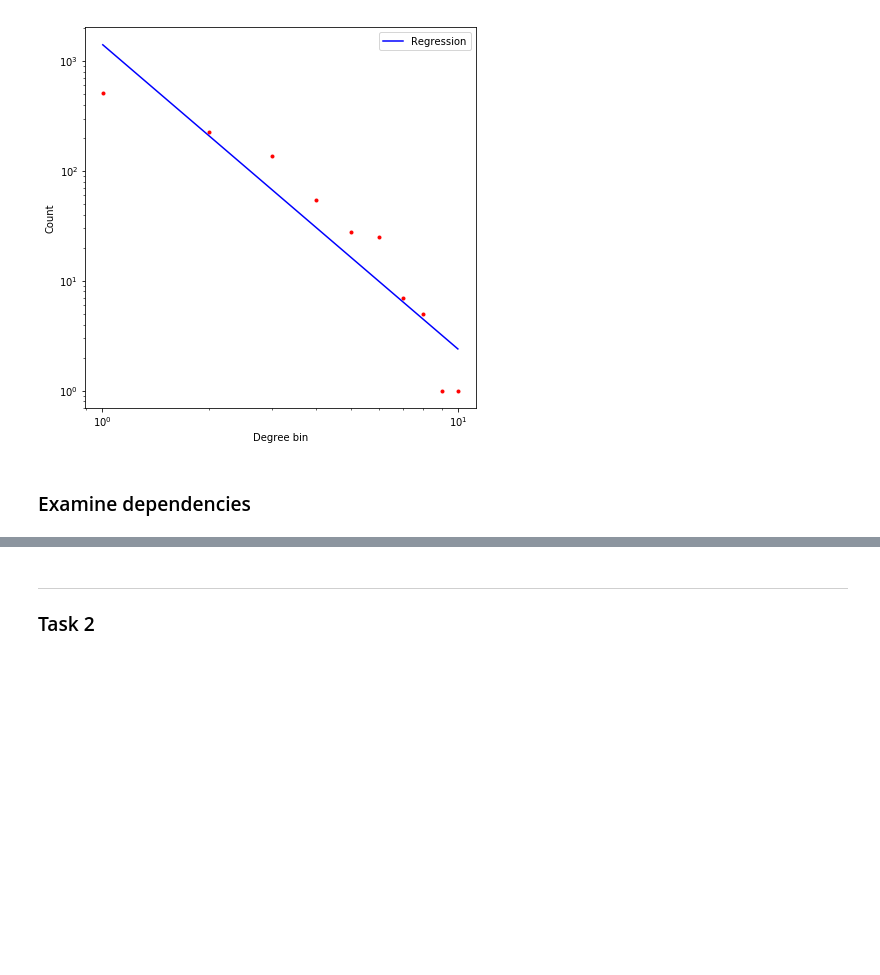
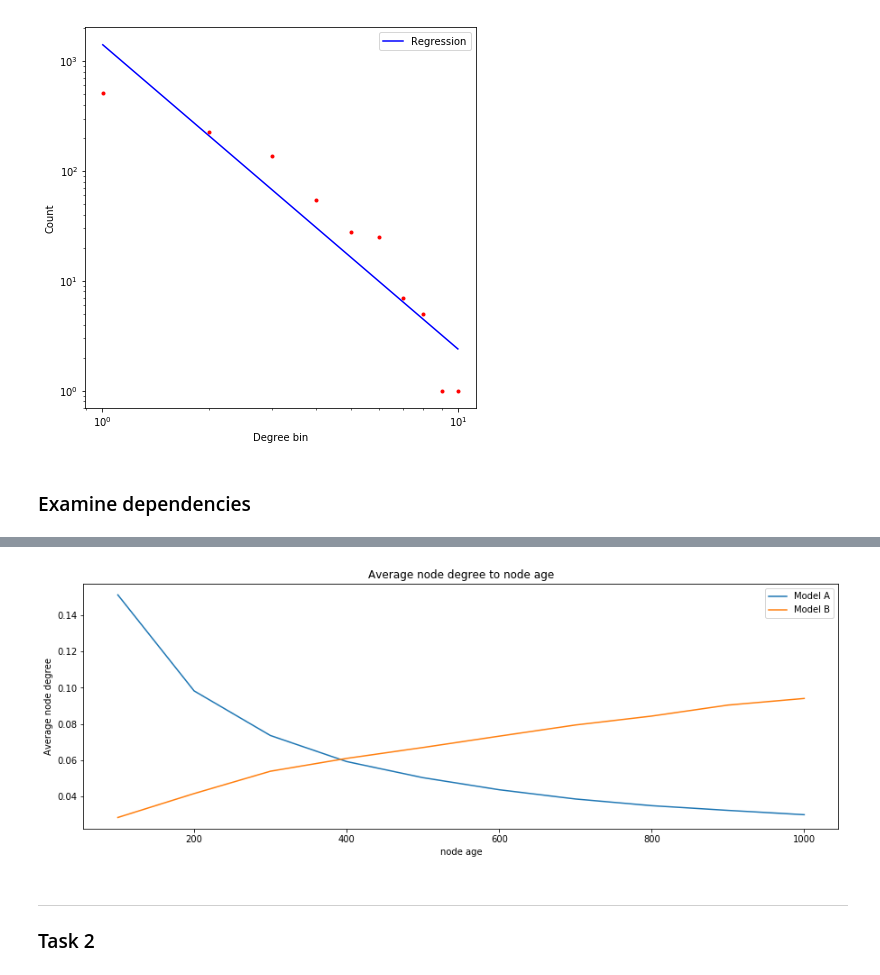
Before and after one commit to Euphe/ns, a Jupyter notebook: Homeworks/00_02._networks_ha2.ipynb, the cells around one changed output, grey strips where cells are left out. Cells and saved outputs as stored; diff of their text form; code cells hidden in the pictures; blank space fills up the shorter version.

```diff
--- a/Homeworks/00_02._networks_ha2.ipynb
+++ b/Homeworks/00_02._networks_ha2.ipynb
@@ -446,3 +295,14 @@ plt.show()
+# %%
+fig = plt.figure(figsize=(15,5))
+plt.plot(stats_df_a.num_nodes, stats_df_a.avg_degree_to_age, label='Model A')
+plt.plot(stats_df_b.num_nodes, stats_df_b.avg_degree_to_age, label='Model B')
+plt.title('Average node degree to node age')
+plt.xlabel('node age')
+plt.ylabel('Average node degree')
+plt.legend(loc='upper right')
+plt.show()
+# %% [output]
+[figure, added]
 # %% [markdown]
 ### <hr /> Task 2
 # %% [markdown]
```
Also changed, not shown: parts of 21 cells of this notebook.
